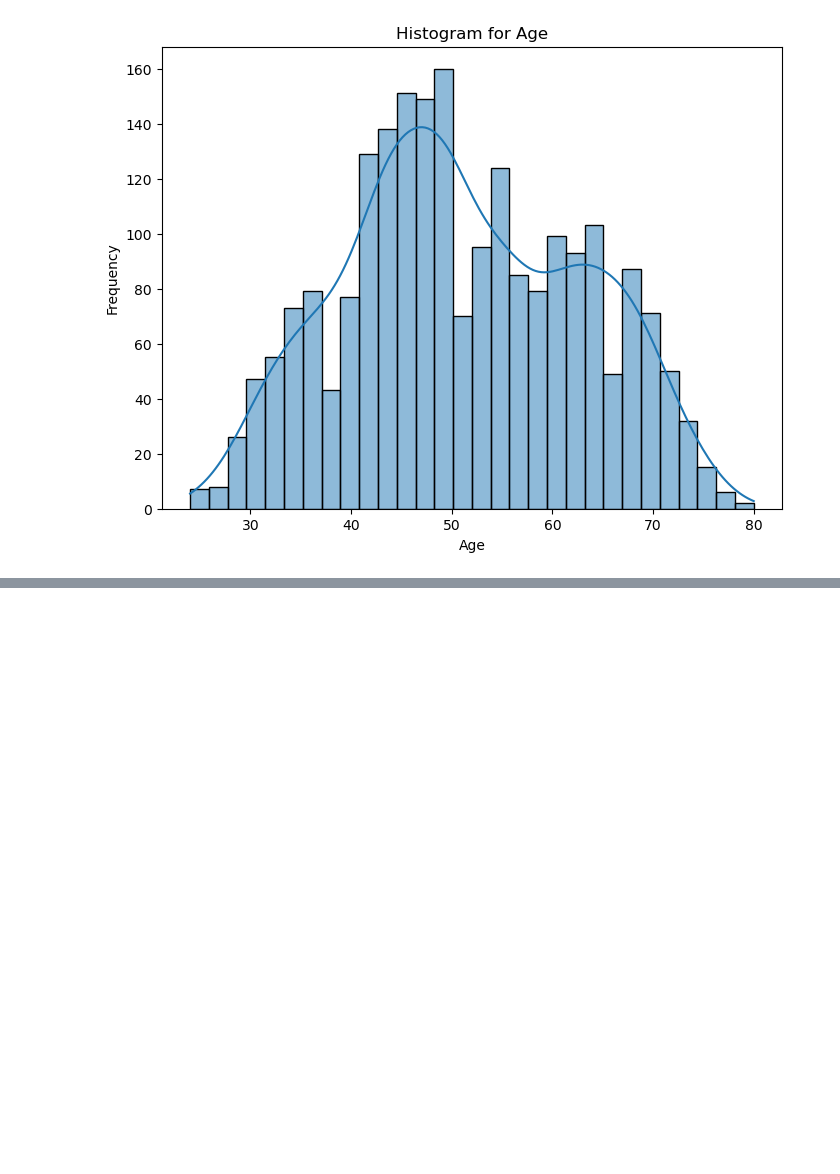
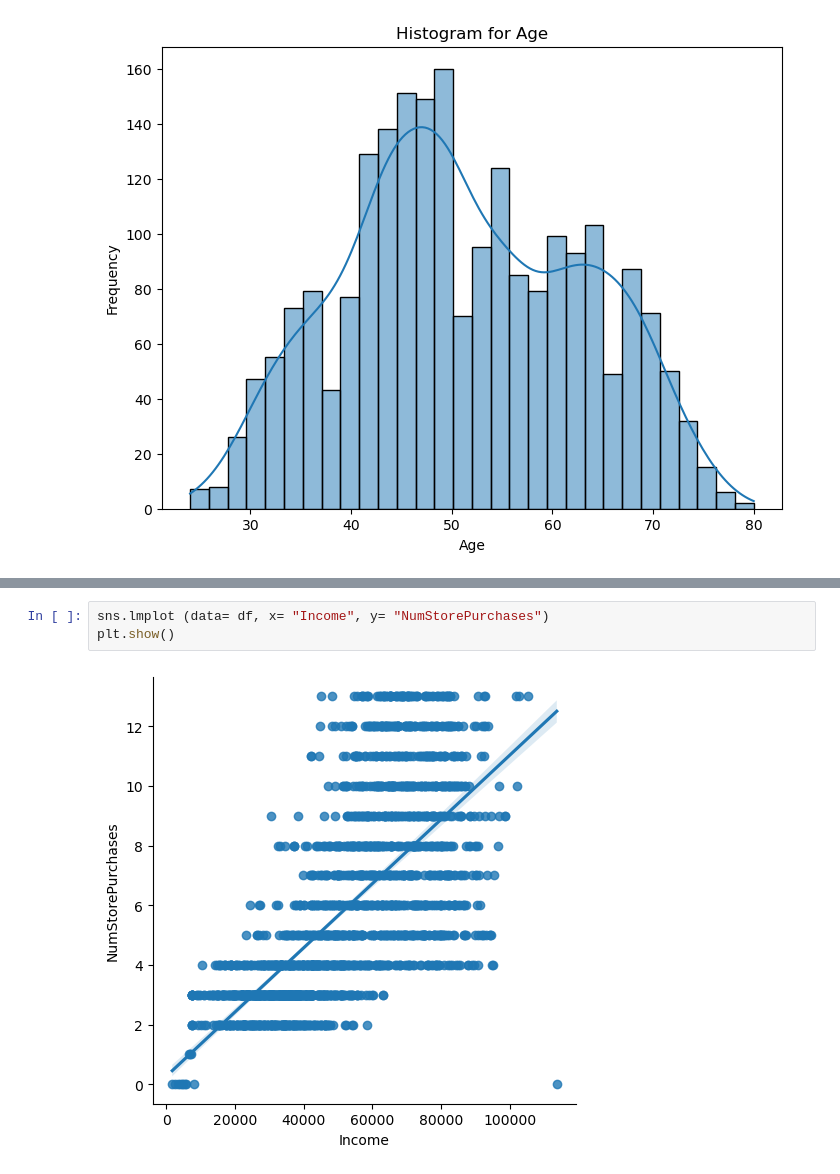
Before and after one commit to Girlingreenn/Retail-Sales-Project, a Jupyter notebook: customer_segmentation.ipynb, the cells around one changed output, grey strips where cells are left out. Drawn from its saved outputs; the diff is of its cells as text; blank space fills up the shorter version.

```diff
--- a/customer_segmentation.ipynb
+++ b/customer_segmentation.ipynb
@@ -161,0 +256,5 @@ Kurtosis: -0.796125
+# %%
+sns.lmplot (data= df, x= "Income", y= "NumStorePurchases")
+plt.show()
+# %% [output]
+[figure, added]
```
Also changed, not shown: parts of 16 cells of this notebook.
